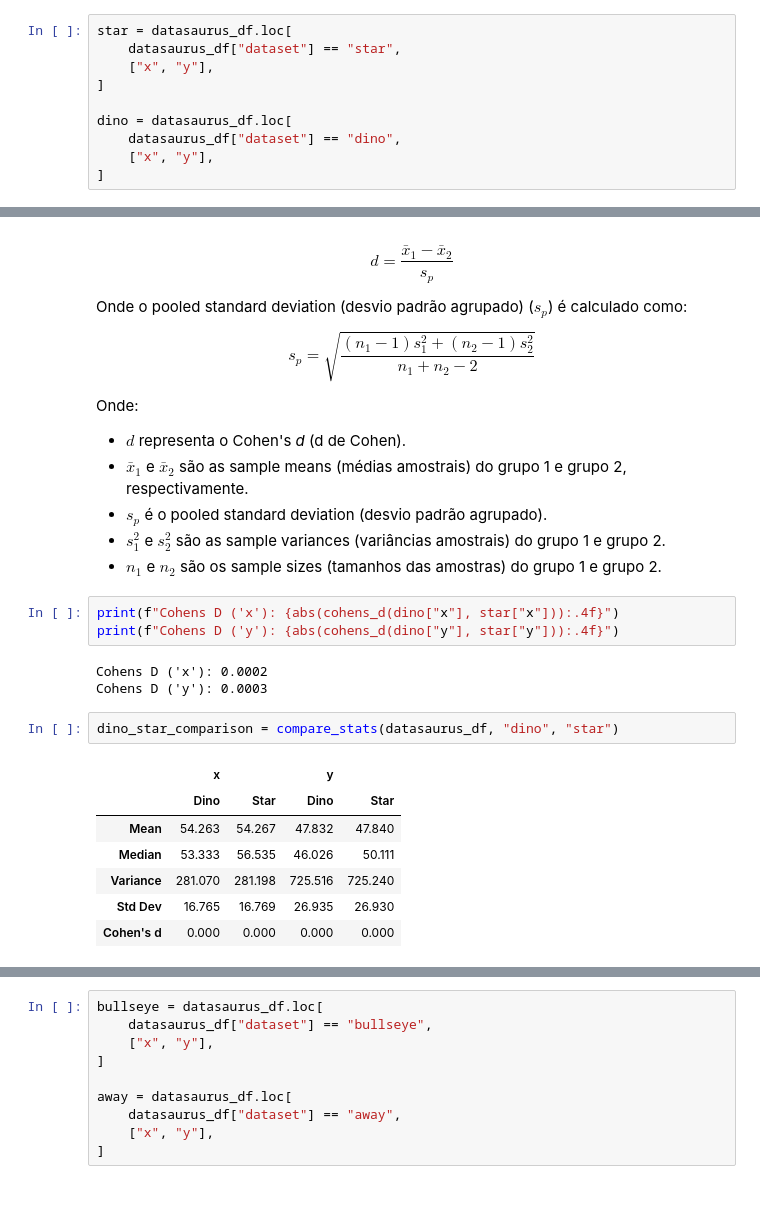
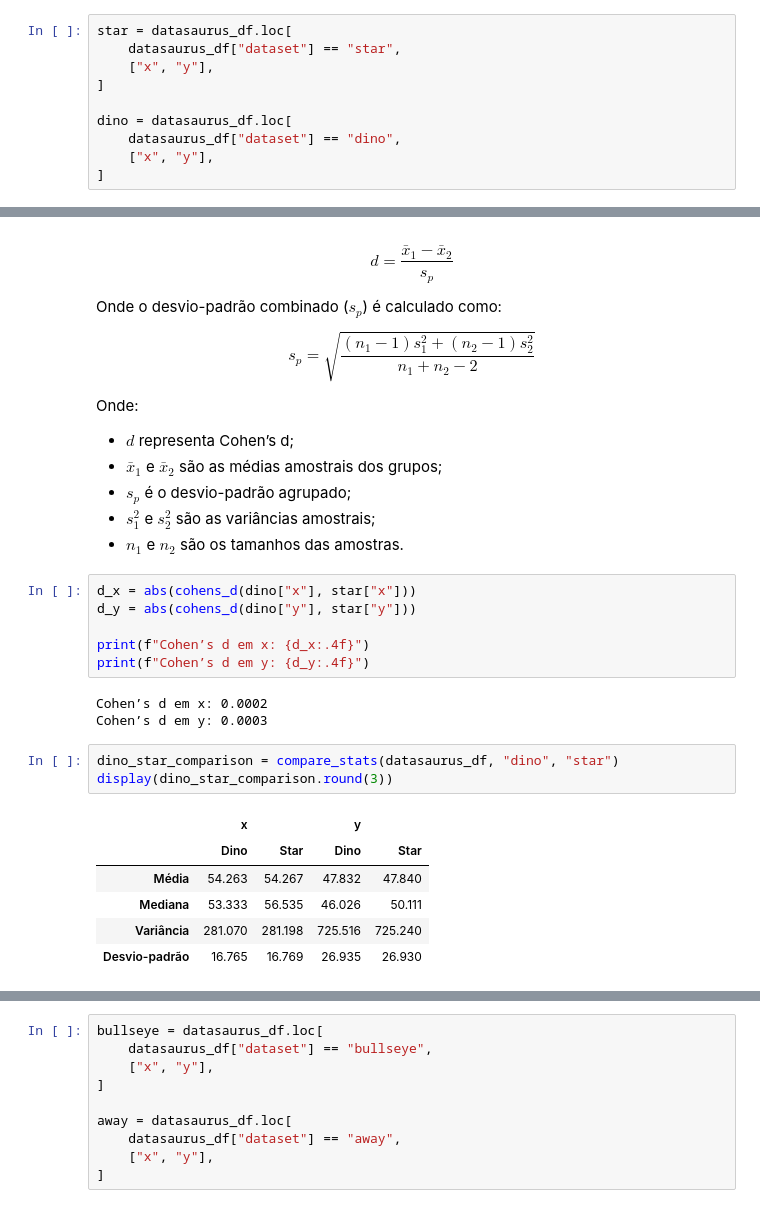
Before and after one commit to jhlopesalves/eda_humanidades, a Jupyter notebook: encontro_5/datasaurus.ipynb, the cells around one changed output, grey strips where cells are left out. Saved outputs shown, nothing was run; the diff lists cells and outputs as text.

```diff
--- a/encontro_5/datasaurus.ipynb
+++ b/encontro_5/datasaurus.ipynb
@@ -195,29 +232,32 @@ Star's desvio padrão: 16.769, 26.930
 # %% [markdown]
 $$ d = \frac{\bar{x}_1 - \bar{x}_2}{s_p} $$
 
-Onde o pooled standard deviation (desvio padrão agrupado) ($s_p$) é calculado como:
+Onde o desvio-padrão combinado ($s_p$) é calculado como:
 
 $$ s_p = \sqrt{\frac{(n_1-1)s_1^2 + (n_2-1)s_2^2}{n_1+n_2-2}} $$
 
 Onde:
-*   $d$ representa o Cohen's *d* (d de Cohen).
-*   $\bar{x}_1$ e $\bar{x}_2$ são as sample means (médias amostrais) do grupo 1 e grupo 2, respectivamente.
-*   $s_p$ é o pooled standard deviation (desvio padrão agrupado).
-*   $s_1^2$ e $s_2^2$ são as sample variances (variâncias amostrais) do grupo 1 e grupo 2.
-*   $n_1$ e $n_2$ são os sample sizes (tamanhos das amostras) do grupo 1 e grupo 2.
+*   $d$ representa Cohen’s d;
+*   $\bar{x}_1$ e $\bar{x}_2$ são as médias amostrais dos grupos;
+*   $s_p$ é o desvio-padrão agrupado;
+*   $s_1^2$ e $s_2^2$ são as variâncias amostrais;
+*   $n_1$ e $n_2$ são os tamanhos das amostras.
 # %%
-print(f"Cohens D ('x'): {abs(cohens_d(dino["x"], star["x"])):.4f}")
-print(f"Cohens D ('y'): {abs(cohens_d(dino["y"], star["y"])):.4f}")
+d_x = abs(cohens_d(dino["x"], star["x"]))
+d_y = abs(cohens_d(dino["y"], star["y"]))
+
+print(f"Cohen’s d em x: {d_x:.4f}")
+print(f"Cohen’s d em y: {d_y:.4f}")
 # %% [output]
-Cohens D ('x'): 0.0002
-Cohens D ('y'): 0.0003
+Cohen’s d em x: 0.0002
+Cohen’s d em y: 0.0003
 # %%
 dino_star_comparison = compare_stats(datasaurus_df, "dino", "star")
+display(dino_star_comparison.round(3))
 # %% [output]
 |  | x |  | y |  |
 |  | Dino | Star | Dino | Star |
-| Mean | 54.263 | 54.267 | 47.832 | 47.840 |
-| Median | 53.333 | 56.535 | 46.026 | 50.111 |
-| Variance | 281.070 | 281.198 | 725.516 | 725.240 |
-| Std Dev | 16.765 | 16.769 | 26.935 | 26.930 |
-| Cohen's d | 0.000 | 0.000 | 0.000 | 0.000 |
+| Média | 54.263 | 54.267 | 47.832 | 47.840 |
+| Mediana | 53.333 | 56.535 | 46.026 | 50.111 |
+| Variância | 281.070 | 281.198 | 725.516 | 725.240 |
+| Desvio-padrão | 16.765 | 16.769 | 26.935 | 26.930 |
```
Also changed, not shown: parts of 45 cells of this notebook, 33 other files.
